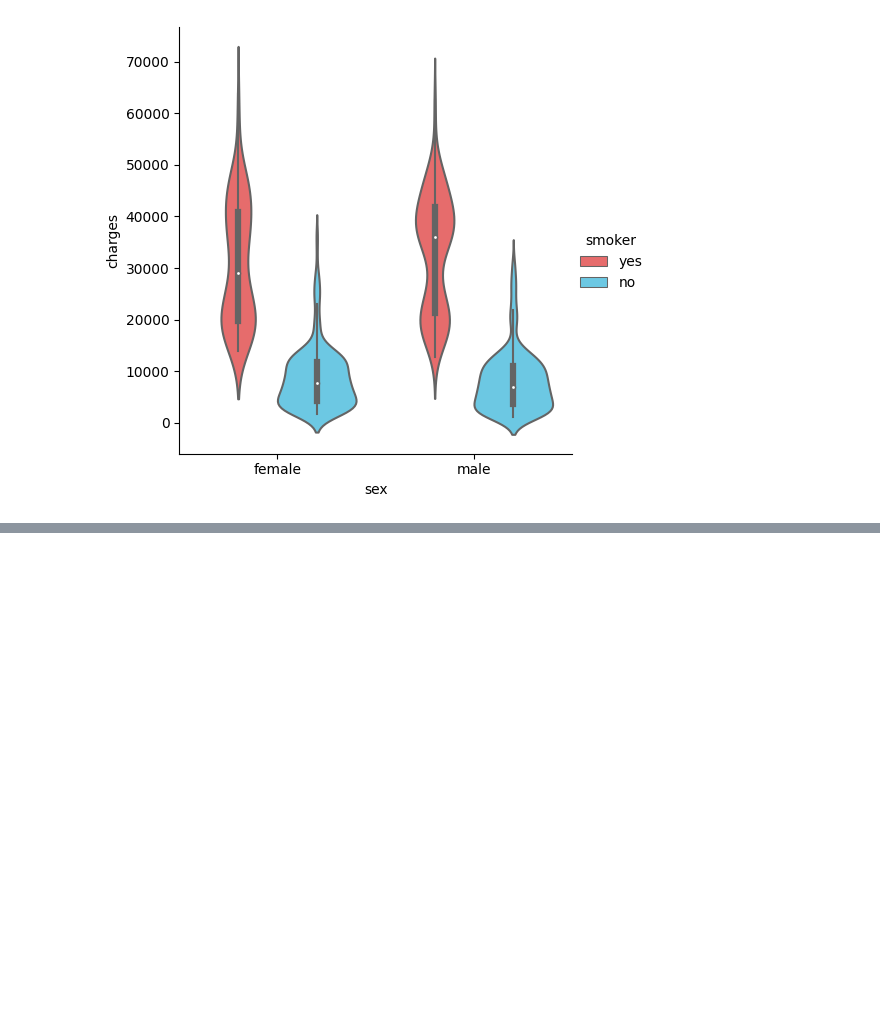
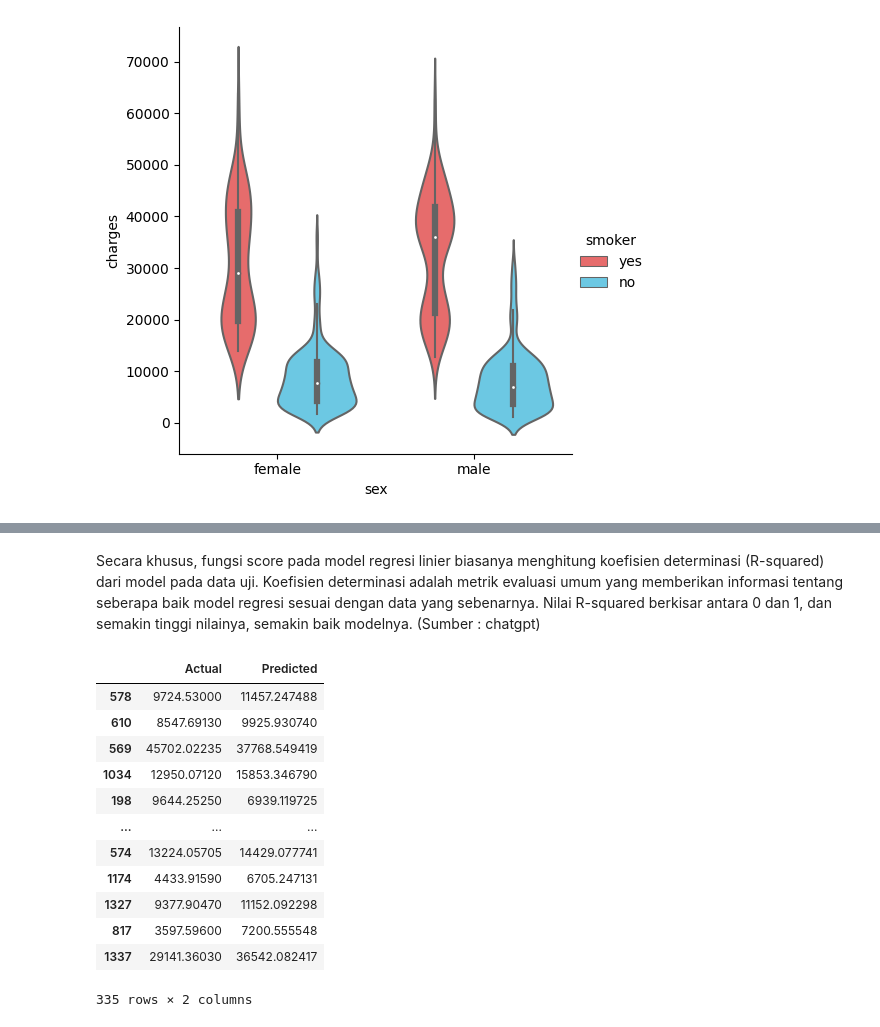
Before and after one commit to lugastyan/ML-portofolio, a Jupyter notebook: prediction-insurance-premiums.ipynb, the cells around one changed output, grey strips where cells are left out. Cells and saved outputs as stored; diff of their text form; code cells hidden in the pictures; blank space fills up the shorter version.

```diff
--- a/prediction-insurance-premiums.ipynb
+++ b/prediction-insurance-premiums.ipynb
@@ -157,0 +186,3 @@ sns.catplot(x='sex', y='charges', hue='smoker', kind='violin', data=insurance, p
+# %%
+X = insurance.drop('charges', axis=1)
+y = insurance.charges
@@ -157,0 +204,2 @@ sns.catplot(x='sex', y='charges', hue='smoker', kind='violin', data=insurance, p
+# %%
+lr = LinearRegression().fit(X_train, y_train)
@@ -157,0 +213,19 @@ sns.catplot(x='sex', y='charges', hue='smoker', kind='violin', data=insurance, p
+# %% [markdown]
+Secara khusus, fungsi score pada model regresi linier biasanya menghitung koefisien determinasi (R-squared) dari model pada data uji. Koefisien determinasi adalah metrik evaluasi umum yang memberikan informasi tentang seberapa baik model regresi sesuai dengan data yang sebenarnya. Nilai R-squared berkisar antara 0 dan 1, dan semakin tinggi nilainya, semakin baik modelnya. (Sumber : chatgpt)
+# %%
+result = pd.DataFrame({'Actual':y_test, 'Predicted':y_test_pred})
+result
+# %% [output]
+|  | Actual | Predicted |
+| 578 | 9724.53000 | 11457.247488 |
+| 610 | 8547.69130 | 9925.930740 |
+| 569 | 45702.02235 | 37768.549419 |
+| 1034 | 12950.07120 | 15853.346790 |
+| 198 | 9644.25250 | 6939.119725 |
+| ... | ... | ... |
+| 574 | 13224.05705 | 14429.077741 |
+| 1174 | 4433.91590 | 6705.247131 |
+| 1327 | 9377.90470 | 11152.092298 |
+| 817 | 3597.59600 | 7200.555548 |
+| 1337 | 29141.36030 | 36542.082417 |
+335 rows × 2 columns
```
Also changed, not shown: parts of 21 cells of this notebook.
